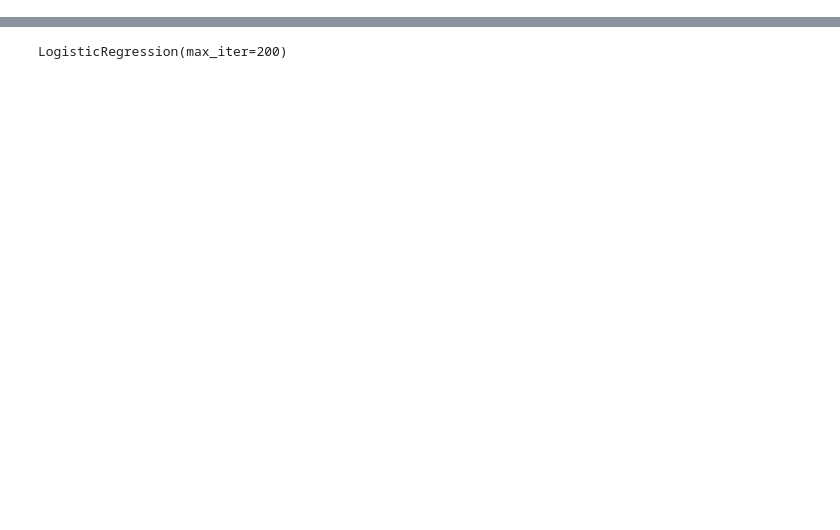
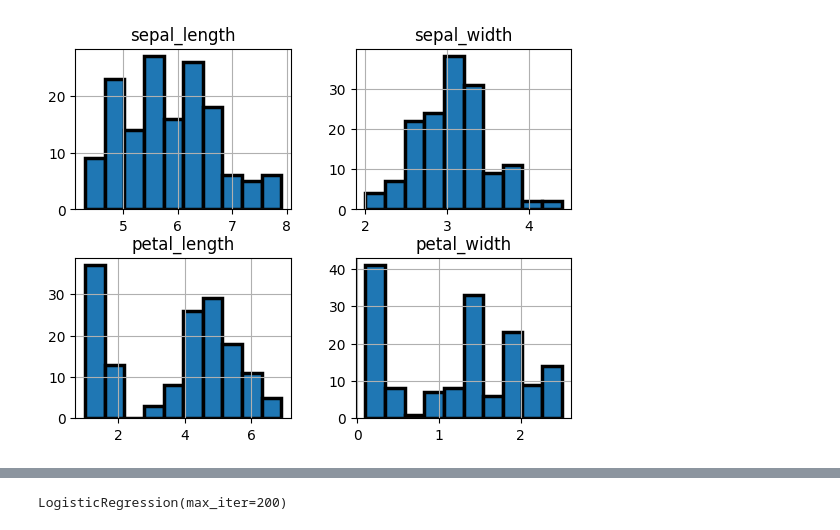
Before and after one commit to lovnishverma/Python-Getting-Started, a Jupyter notebook: iris(step_bystep).ipynb, the cells around one changed output, grey strips where cells are left out. Saved outputs shown, nothing was run; the diff lists cells and outputs as text; code cells hidden in the pictures; blank space fills up the shorter version.

```diff
--- a/iris(step_bystep).ipynb
+++ b/iris(step_bystep).ipynb
@@ -4,0 +36,5 @@
+# %%
+iris.hist(edgecolor='black', linewidth=2.5)
+fig=plt.gcf()
+# %% [output]
+[figure, added]
```
Also changed, not shown: parts of 24 cells of this notebook.
